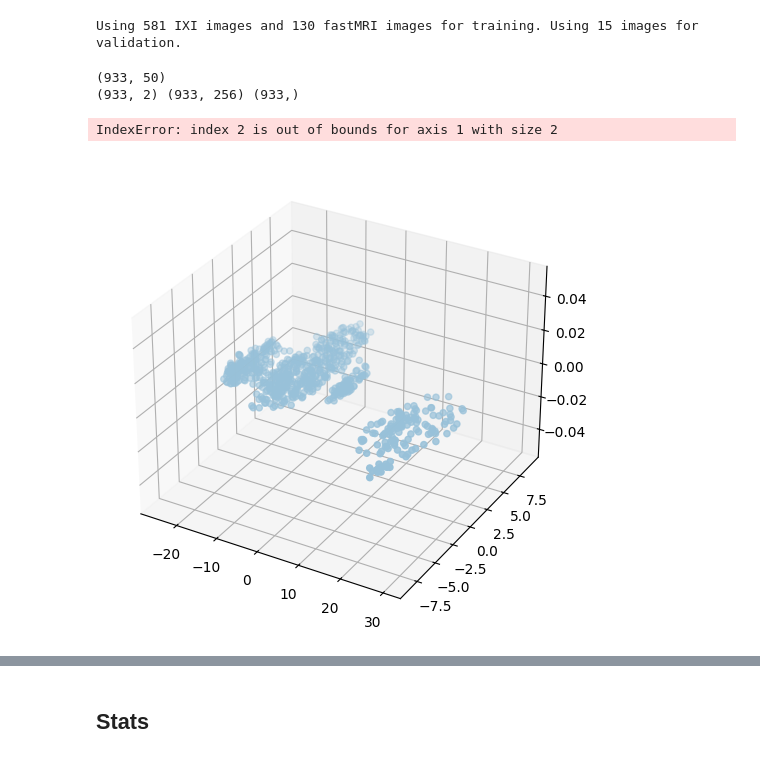
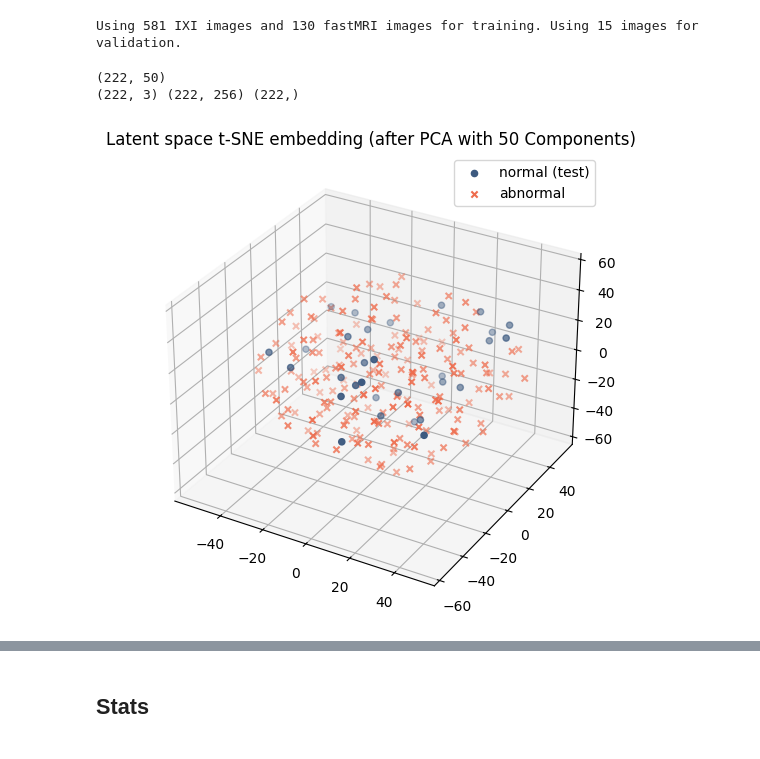
Before and after one commit to MarcelRosier/mad_seminar, a Jupyter notebook: run_eval.ipynb, the cells around one changed output, grey strips where cells are left out. Cells and saved outputs as stored; diff of their text form; code cells hidden in the pictures.

```diff
--- a/run_eval.ipynb
+++ b/run_eval.ipynb
@@ -94,7 +96,7 @@ embeddings_50D = pca.fit_transform(embeddings)
 print(embeddings_50D.shape)
 
 # Apply t-SNE to reduce dimensionality to 2D
-dim = 2
+dim = 3
 tsne = TSNE(n_components=dim, random_state=42, perplexity=100)
 embeddings_2d = tsne.fit_transform(embeddings_50D)
 
@@ -111,8 +113,8 @@ unique_categories = np.unique(categories)
 #     # label = "normal" if categories_list[category] == "normal" else "anomaly"
 #     plt.scatter(embeddings_2d[indices, 0], embeddings_2d[indices, 1], label=categories_list[category])
 if dim == 2:
-    indices = np.where(categories == categories_list.index("train"))
-    plt.scatter(embeddings_2d[indices, 0], embeddings_2d[indices, 1], label="normal (train)", c="#98c1d9")
+    # indices = np.where(categories == categories_list.index("train"))
+    # plt.scatter(embeddings_2d[indices, 0], embeddings_2d[indices, 1], label="normal (train)", c="#98c1d9")
 
     normal_index = categories_list.index("normal")
     indices = np.where(categories == normal_index)
@@ -123,44 +125,43 @@ if dim == 2:
         c="#3d5a80",
     )
 
-    indices = np.where(~np.isin(categories, [normal_index, categories_list.index("train")]))
-    # indices = np.where(~np.isin(categories, [normal_index]))
+    # indices = np.where(~np.isin(categories, [normal_index, categories_list.index("train")]))
+    indices = np.where(~np.isin(categories, [normal_index]))
     plt.scatter(
         embeddings_2d[indices, 0],
         embeddings_2d[indices, 1],
         label="abnormal",
         marker="x",
         c="#ee6c4d",
     )
 else:
     ax = fig.add_subplot(111, projection='3d')
 
-    indices = np.where(categories == categories_list.index("train"))
-    ax.scatter(embeddings_2d[indices, 0], embeddings_2d[indices, 1], label="normal (train)", c="#98c1d9")
+    # indices = np.where(categories == categories_list.index("train"))
+    # ax.scatter(embeddings_2d[indices, 0], embeddings_2d[indices, 1], label="normal (train)", c="#98c1d9")
 
     normal_index = categories_list.index("normal")
     indices = np.where(categories == normal_index)
     ax.scatter(embeddings_2d[indices, 0],embeddings_2d[indices, 1],embeddings_2d[indices, 2], label="normal (test)", c="#3d5a80")
     ax.set_zlabel("t-SNE Dimension 3", labelpad=30)
 
-    indices = np.where(~np.isin(categories, [normal_index, categories_list.index("train")]))
-    # indices = np.where(~np.isin(categories, [normal_index]))
+    # indices = np.where(~np.isin(categories, [normal_index, categories_list.index("train")]))
+    indices = np.where(~np.isin(categories, [normal_index]))
     ax.scatter(embeddings_2d[indices, 0],embeddings_2d[indices, 1],embeddings_2d[indices, 2], label="abnormal", c="#ee6c4d", marker="x")
     # ax.set_yticks([])
     # ax.set_xticks([])
     # ax.set_zticks([])
 
 
 plt.title("Latent space t-SNE embedding (after PCA with 50 Components)")
 # plt.xlabel("t-SNE Dimension 1")
 # plt.ylabel("t-SNE Dimension 2")
 plt.legend()
 plt.show()
 # %% [output]
-(933, 50)
-(933, 2) (933, 256) (933,)
+(222, 50)
+(222, 3) (222, 256) (222,)
-IndexError: index 2 is out of bounds for axis 1 with size 2
-[figure, old version]
+[figure, new version]
 # %%
 dl = train_data_module.train_dataloader()
 for b in dl:
```
Also changed, not shown: parts of 20 cells of this notebook, 13 other files.
